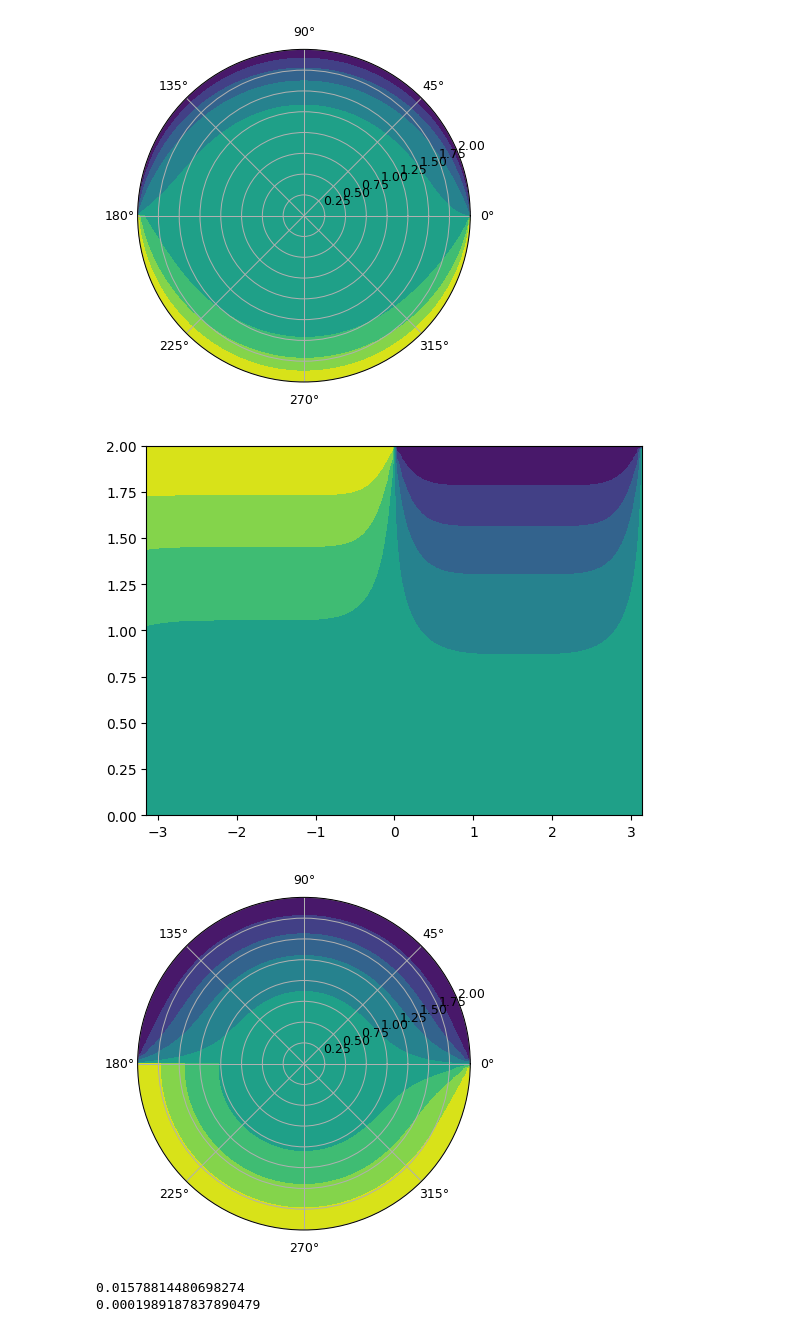
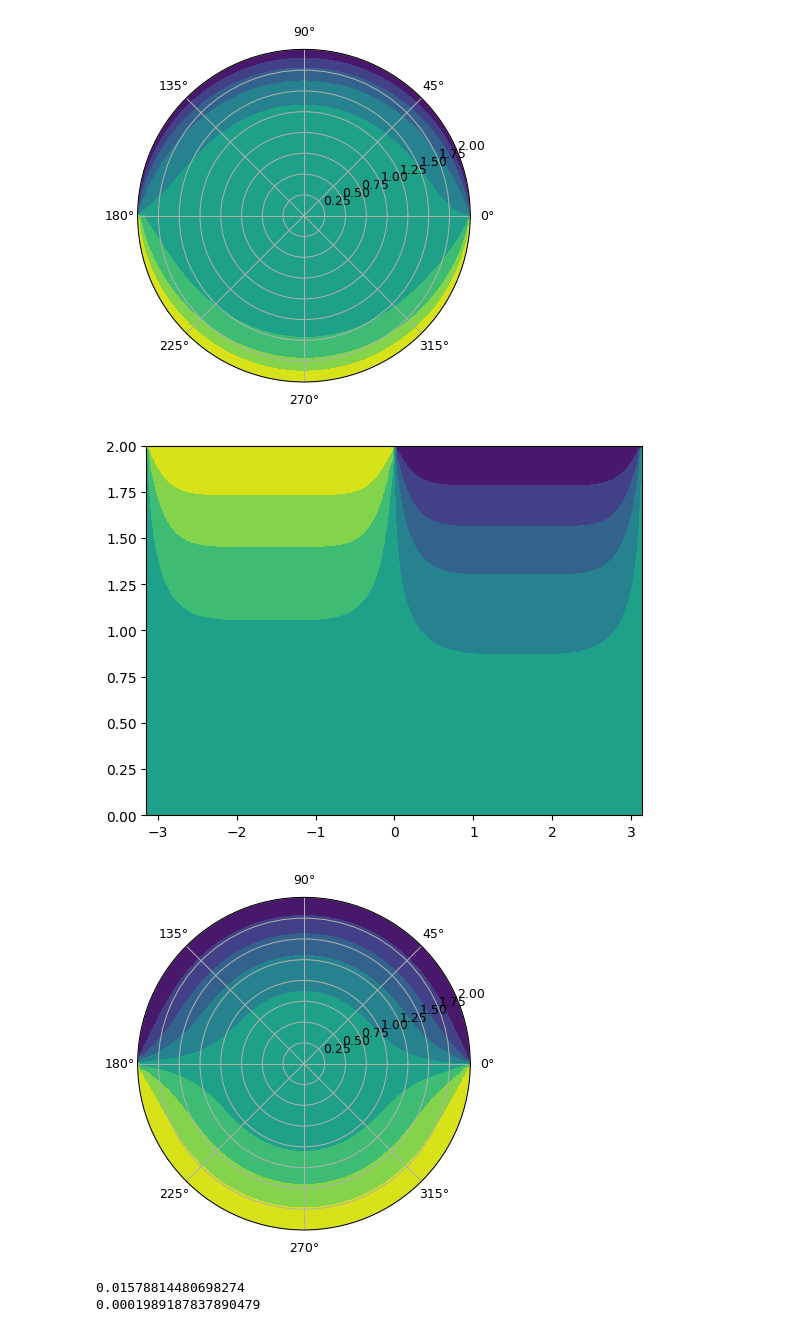
Before and after one commit to peterassessments/Individiual-Simulation, a Jupyter notebook: individual sim.ipynb, the cells around one changed output. Drawn from its saved outputs; the diff is of its cells as text; code cells hidden in the pictures.

```diff
--- a/individual sim.ipynb
+++ b/individual sim.ipynb
@@ -426,36 +426,37 @@ u[0, :] = r_zero
 for iteration in range(max_iters):
     for i in range(1, (length_r -1)): # need to skip over boundary points that we have defined to avoid iterating over them.
 
         X = (r[i] - r[i-1])**2  # delta radius(i) squared                 # CHANGE IN R is just r2 -r1
         Y = (r[i] * (2*(r[i] - r[i-1])))          # radius(i) times 2 times delta r
 
 
-        for j in range(length_theta-1): #(1, (length_theta -1)):
+        for j in range(1, length_theta-1): #(1, (length_theta -1)):
 
             Z = ((r[i])**2 )*((theta[j] - theta[j-1])**2)  #
             multiplier = ((r[i] - r[i-1])**2)* ((r[i])**2) * ((theta[j] - theta[j-1])**2) / ( (2*(((r[i])**2) * (theta[j] - theta[j-1])**2)) + 2*((r[i] - r[i -1])**2) )
 
             u[i,j] =  (multiplier) *( (u[i-1,j]/ X) + (u[i+1,j]/ X) + (u[i+1,j]/ Y) + (-u[i-1,j]/ Y) + (u[i,j-1]/ Z) + (u[i,j+1]/ Z) ) #(multiplier) *
 
 
 
 #  u[i,j] = ((del_r_squ*r_squ*del_theta_squ) / (2*(r_squ*del_theta_squ)) + 2*(del_r_squ) ) * ( (u[i-1,j]/ del_r_squ) + (u[i+1,j]/del_r_squ) + (u[i+1,j]/(radius*two_del_r)) + (-u[i-1,j]/(radius*two_del_r)) + (u[i,j-1]/(r_squ*del_theta_squ)) + (u[i,j+1]/(r_squ*del_theta_squ)) )
 
 plt.contourf(theta,r , u)
 plt.show()
 
 plt.subplots(dpi = 90 , subplot_kw=dict(projection = 'polar'))     # maybe the tightening side needs to be on the x axis  thats why this works
 plt.contourf(theta, r ,u)
 plt.show()
 
 
-# this with the new formula is blowing up in python, gonna try and level it out with the boundary conditions
 
 print(Z)
 print(multiplier)
 #this may be because r is not a static value and it varies at that point in the discretisation. so i have to change my code
+
+#I think im itterating over one of the boudaries here
 # %% [output]
-[figure, old version]
+[figure, new version]
-[figure, old version]
+[figure, new version]
 0.01578814480698274
 0.0001989187837890479
```
Also changed, not shown: parts of 1 cell of this notebook.
